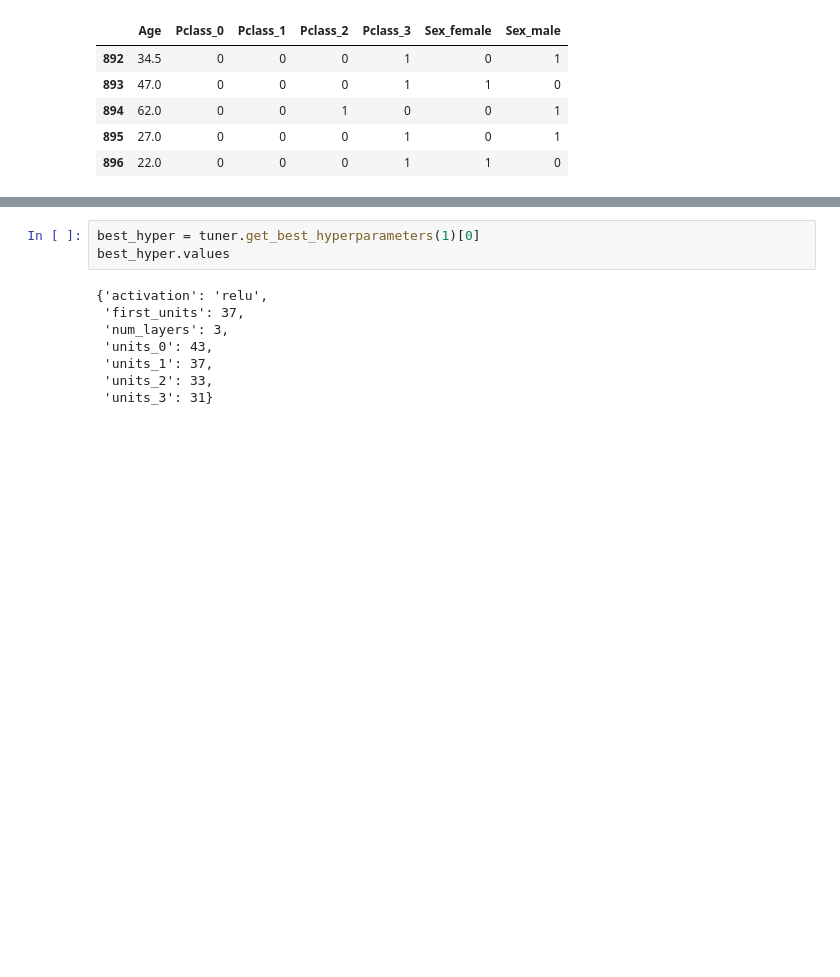
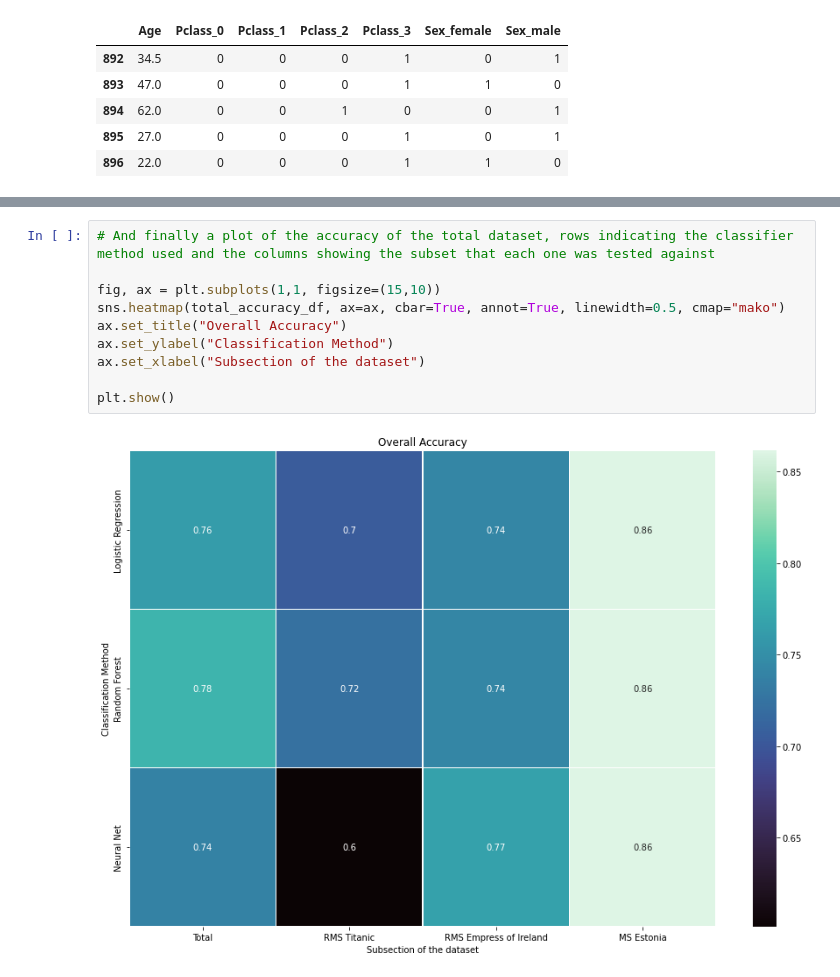
Before and after one commit to huddack20/Project4-ML-ETL, a Jupyter notebook: empress_and_estonia_etl_Matt_Hill.ipynb, the cells around one changed output, grey strips where cells are left out. Saved outputs shown, nothing was run; the diff lists cells and outputs as text; blank space fills up the shorter version.

```diff
--- a/empress_and_estonia_etl_Matt_Hill.ipynb
+++ b/empress_and_estonia_etl_Matt_Hill.ipynb
@@ -843,11 +641,12 @@ Empress of Ireland: Loss: 0.8027485013008118, Accuracy: 0.4351050555706024
-# %%
-best_hyper = tuner.get_best_hyperparameters(1)[0]
-best_hyper.values
-# %% [output]
-{'activation': 'relu',
- 'first_units': 37,
- 'num_layers': 3,
- 'units_0': 43,
- 'units_1': 37,
- 'units_2': 33,
- 'units_3': 31}
+# %%
+# And finally a plot of the accuracy of the total dataset, rows indicating the classifier method used and the columns showing the subset that each one was tested against
+
+fig, ax = plt.subplots(1,1, figsize=(15,10))
+sns.heatmap(total_accuracy_df, ax=ax, cbar=True, annot=True, linewidth=0.5, cmap="mako")
+ax.set_title("Overall Accuracy")
+ax.set_ylabel("Classification Method")
+ax.set_xlabel("Subsection of the dataset")
+
+plt.show()
+# %% [output]
+[figure, added]
```
Also changed, not shown: parts of 28 cells of this notebook.
